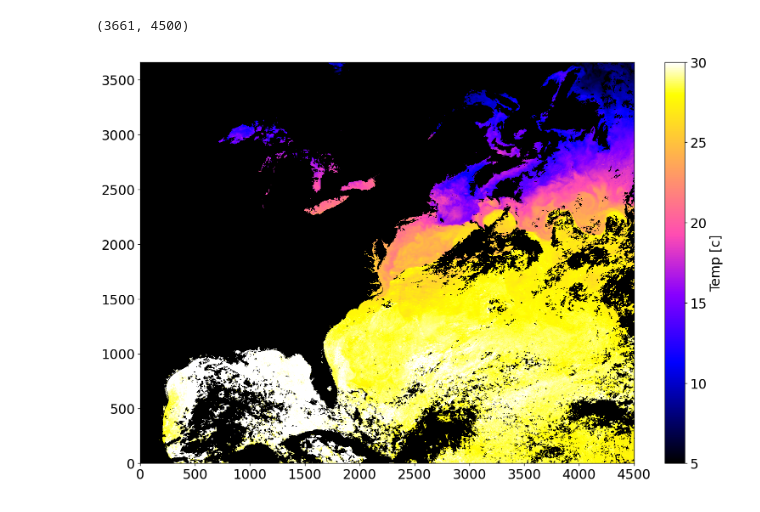
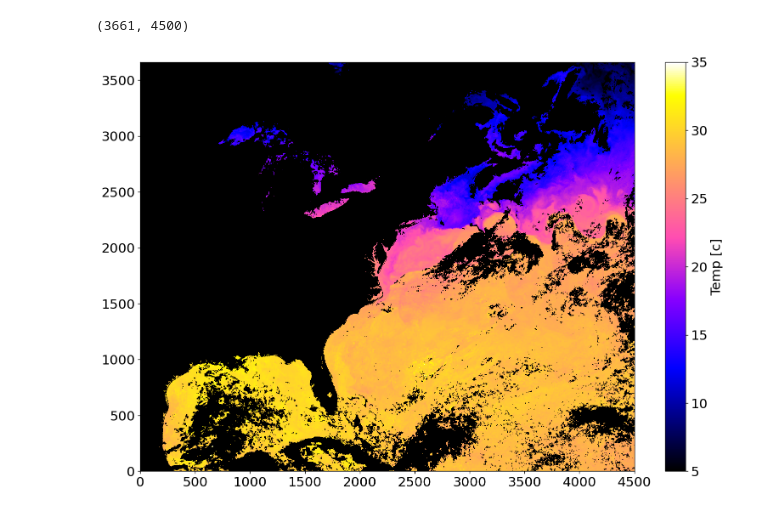
Before and after one commit to Gilaverbuch/py_sst, a Jupyter notebook: SST.ipynb, the cells around one changed output. Cells and saved outputs as stored; diff of their text form; code cells hidden in the pictures.

```diff
--- a/SST.ipynb
+++ b/SST.ipynb
@@ -31,8 +31,8 @@ d.shape
 # %%
 plt.figure(figsize=(15,10))
 plt.pcolormesh(d.data, cmap='gnuplot2')
-plt.clim(5,30)
+plt.clim(5,35)
 plt.colorbar(label='Temp [c]')
 plt.show()
 # %% [output]
-[figure, old version]
+[figure, new version]
```
Also changed, not shown: parts of 2 cells of this notebook, 1 other file.
